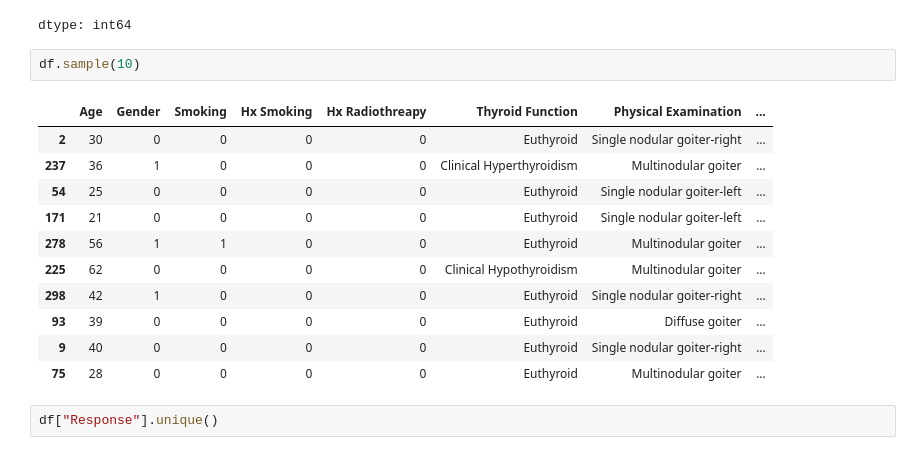
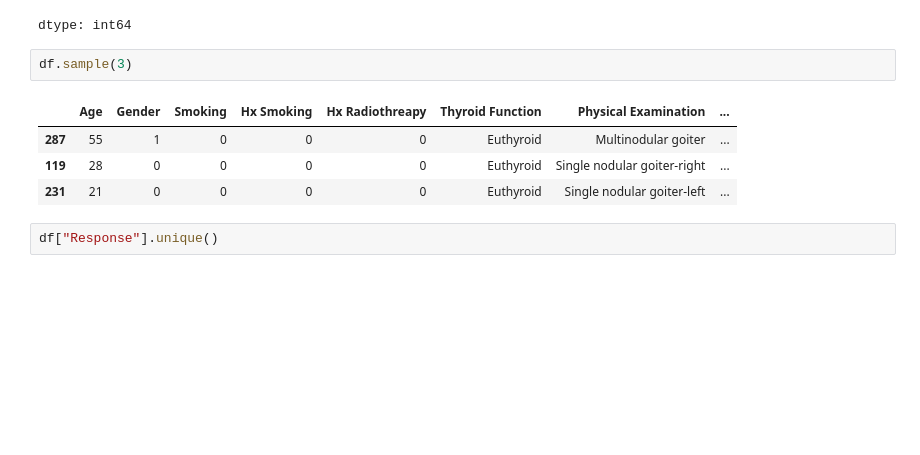
Before and after one commit to harunistik/Thyroid-Disease-Detection, a Jupyter notebook: thyroid_data_analysis.ipynb, the cells around one changed output. Drawn from its saved outputs; the diff is of its cells as text; blank space fills up the shorter version.

```diff
--- a/thyroid_data_analysis.ipynb
+++ b/thyroid_data_analysis.ipynb
@@ -264,19 +266,12 @@ df["Stage"].value_counts()
 | 3.0 | 3 |
 dtype: int64
 # %%
-df.sample(10)
+df.sample(3)
 # %% [output]
 |  | Age | Gender | Smoking | Hx Smoking | Hx Radiothreapy | Thyroid Function | Physical Examination | ... |
-| 2 | 30 | 0 | 0 | 0 | 0 | Euthyroid | Single nodular goiter-right | ... |
-| 237 | 36 | 1 | 0 | 0 | 0 | Clinical Hyperthyroidism | Multinodular goiter | ... |
-| 54 | 25 | 0 | 0 | 0 | 0 | Euthyroid | Single nodular goiter-left | ... |
-| 171 | 21 | 0 | 0 | 0 | 0 | Euthyroid | Single nodular goiter-left | ... |
-| 278 | 56 | 1 | 1 | 0 | 0 | Euthyroid | Multinodular goiter | ... |
-| 225 | 62 | 0 | 0 | 0 | 0 | Clinical Hypothyroidism | Multinodular goiter | ... |
-| 298 | 42 | 1 | 0 | 0 | 0 | Euthyroid | Single nodular goiter-right | ... |
-| 93 | 39 | 0 | 0 | 0 | 0 | Euthyroid | Diffuse goiter | ... |
-| 9 | 40 | 0 | 0 | 0 | 0 | Euthyroid | Single nodular goiter-right | ... |
-| 75 | 28 | 0 | 0 | 0 | 0 | Euthyroid | Multinodular goiter | ... |
+| 287 | 55 | 1 | 0 | 0 | 0 | Euthyroid | Multinodular goiter | ... |
+| 119 | 28 | 0 | 0 | 0 | 0 | Euthyroid | Single nodular goiter-right | ... |
+| 231 | 21 | 0 | 0 | 0 | 0 | Euthyroid | Single nodular goiter-left | ... |
 # %%
 df["Response"].unique()
 # %% [output]
```
Also changed, not shown: parts of 38 cells of this notebook.
